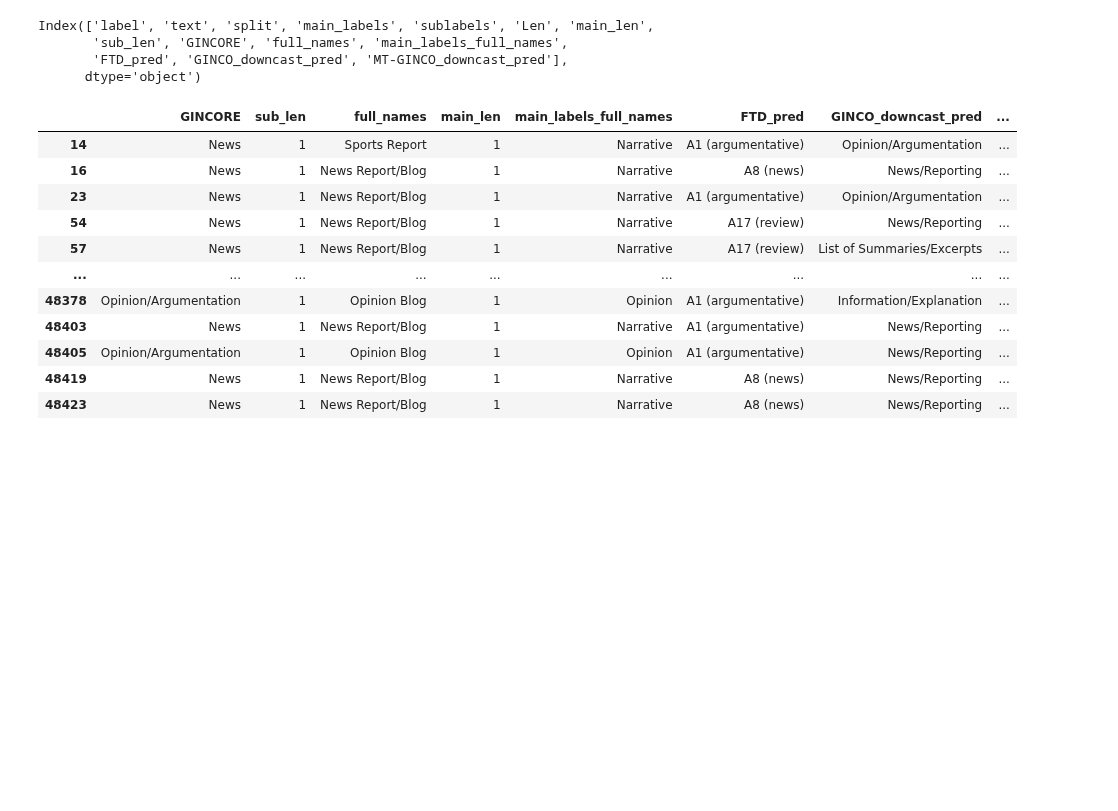
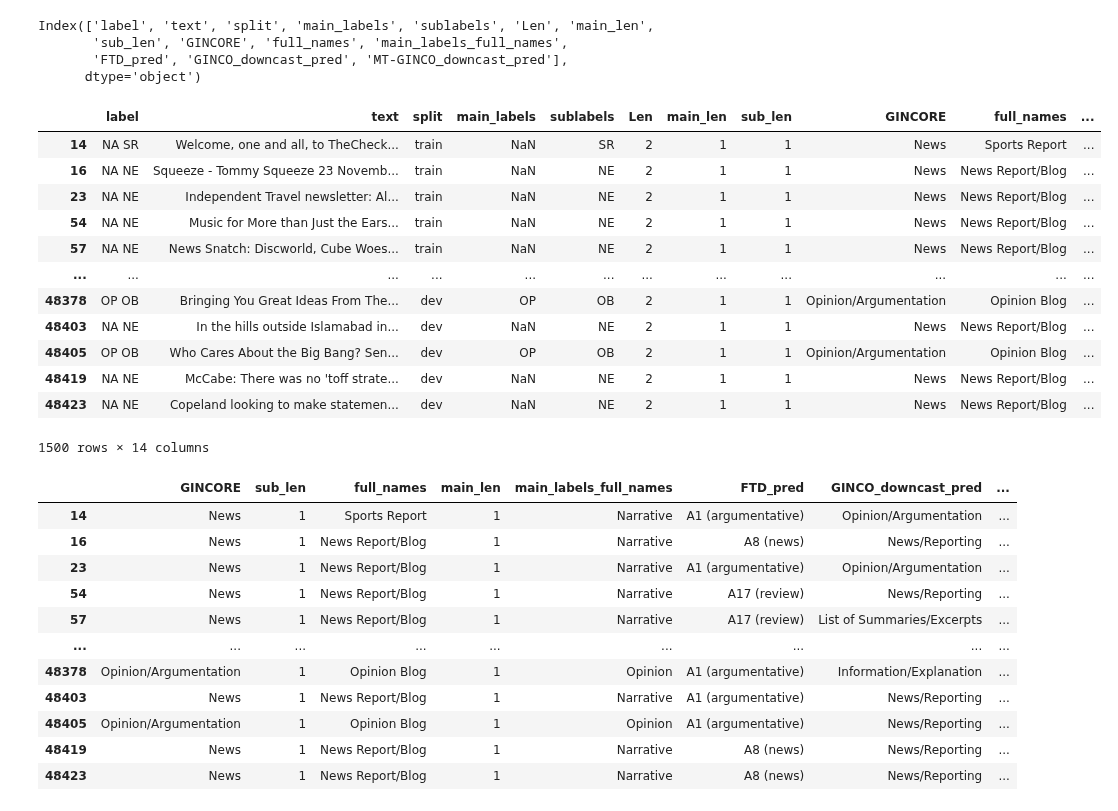
Before and after one commit to TajaKuzman/Genre-Datasets-Comparison, a Jupyter notebook: 3.2-Compare-GINCO-labels-on-other-datasets.ipynb, the cells around one changed output. Drawn from its saved outputs; the diff is of its cells as text; code cells hidden in the pictures; blank space fills up the shorter version.

```diff
--- a/3.2-Compare-GINCO-labels-on-other-datasets.ipynb
+++ b/3.2-Compare-GINCO-labels-on-other-datasets.ipynb
@@ -137,6 +137,22 @@ Index(['label', 'text', 'split', 'main_labels', 'sublabels', 'Len', 'main_len',
        'sub_len', 'GINCORE', 'full_names', 'main_labels_full_names',
        'FTD_pred', 'GINCO_downcast_pred', 'MT-GINCO_downcast_pred'],
       dtype='object')
+# %%
+core_df
+# %% [output]
+|  | label | text | split | main_labels | sublabels | Len | main_len | sub_len | GINCORE | full_names | ... |
+| 14 | NA SR | Welcome, one and all, to TheCheck... | train | NaN | SR | 2 | 1 | 1 | News | Sports Report | ... |
+| 16 | NA NE | Squeeze - Tommy Squeeze 23 Novemb... | train | NaN | NE | 2 | 1 | 1 | News | News Report/Blog | ... |
+| 23 | NA NE | Independent Travel newsletter: Al... | train | NaN | NE | 2 | 1 | 1 | News | News Report/Blog | ... |
+| 54 | NA NE | Music for More than Just the Ears... | train | NaN | NE | 2 | 1 | 1 | News | News Report/Blog | ... |
+| 57 | NA NE | News Snatch: Discworld, Cube Woes... | train | NaN | NE | 2 | 1 | 1 | News | News Report/Blog | ... |
+| ... | ... | ... | ... | ... | ... | ... | ... | ... | ... | ... | ... |
+| 48378 | OP OB | Bringing You Great Ideas From The... | dev | OP | OB | 2 | 1 | 1 | Opinion/Argumentation | Opinion Blog | ... |
+| 48403 | NA NE | In the hills outside Islamabad in... | dev | NaN | NE | 2 | 1 | 1 | News | News Report/Blog | ... |
+| 48405 | OP OB | Who Cares About the Big Bang? Sen... | dev | OP | OB | 2 | 1 | 1 | Opinion/Argumentation | Opinion Blog | ... |
+| 48419 | NA NE | McCabe: There was no 'toff strate... | dev | NaN | NE | 2 | 1 | 1 | News | News Report/Blog | ... |
+| 48423 | NA NE | Copeland looking to make statemen... | dev | NaN | NE | 2 | 1 | 1 | News | News Report/Blog | ... |
+1500 rows × 14 columns
 # %%
 # Discard uninteresting columns
 core_df = core_df[['GINCORE', 'sub_len', 'full_names', 'main_len', 'main_labels_full_names','FTD_pred', 'GINCO_downcast_pred', 'MT-GINCO_downcast_pred']]
```
Also changed, not shown: parts of 14 cells of this notebook, 10 other files.
